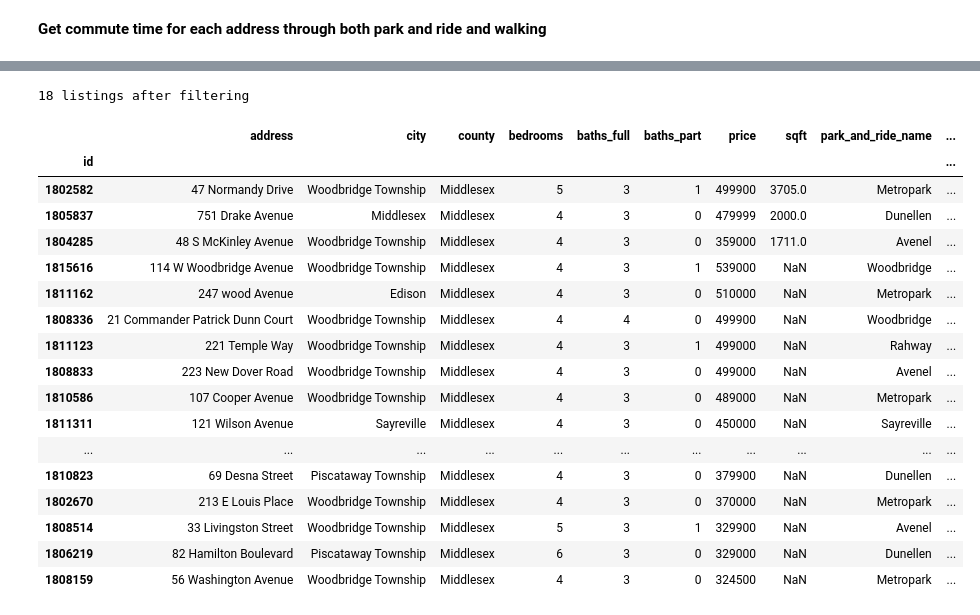
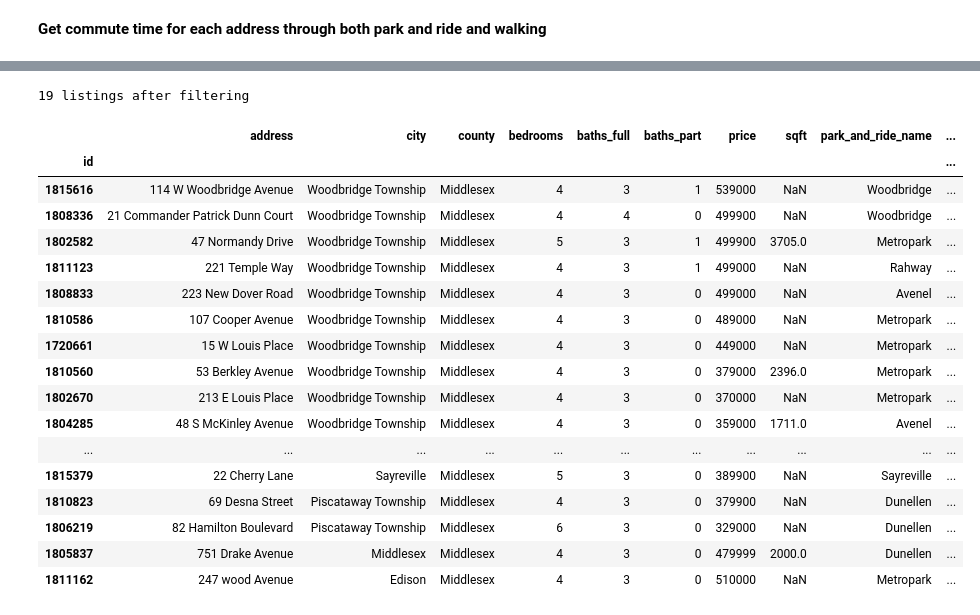
Before and after one commit to AlJohri/nj-house-search, a Jupyter notebook: cjmls.ipynb, the cells around one changed output, grey strips where cells are left out. Drawn from its saved outputs; the diff is of its cells as text; code cells hidden in the pictures.

```diff
--- a/cjmls.ipynb
+++ b/cjmls.ipynb
@@ -19,7 +19,7 @@ def preview_cjmls_df(mydf, save=False):
                'park_and_ride_name',
                'park_and_ride_duration_text', 'park_and_ride_type', 'park_and_ride_distance',
                'park_and_ride_bus_name', 'park_and_ride_bus_distance',
-               'barnabas_duration_text', 'lat', 'lng',]
+               'barnabas_duration_text', 'nyc_duration_text', 'lat', 'lng',]
     if save:
         mydf[columns].to_csv('cjmls.csv')
     display(HTML(
@@ -98,36 +98,36 @@ If you're reading this message in another frontend (for example, a static render
 # %%
 df = pd.DataFrame(listings)
 df.set_index('id', inplace=True)
 df = df[
     (~df.city.isin(blacklist_cities)) &
     (df.barnabas_duration < HALF_HOUR + TEN_MINUTES) &
     (df.park_and_ride_duration1 < TEN_MINUTES) &
     (df.park_and_ride_duration < ONE_HOUR + TEN_MINUTES) &
     (df.price > MIN_PRICE)
 ]
-df = df.sort_values(by=['sqft'], ascending=[False])
+df = df.sort_values(by=['city', 'price'], ascending=[False, False])
 print(len(df), "listings after filtering")
 preview_cjmls_df(df)
 # %% [output]
-18 listings after filtering
+19 listings after filtering
 |  | address | city | county | bedrooms | baths_full | baths_part | price | sqft | park_and_ride_name | ... |
 | id |  |  |  |  |  |  |  |  |  | ... |
+| 1815616 | 114 W Woodbridge Avenue | Woodbridge Township | Middlesex | 4 | 3 | 1 | 539000 | NaN | Woodbridge | ... |
+| 1808336 | 21 Commander Patrick Dunn Court | Woodbridge Township | Middlesex | 4 | 4 | 0 | 499900 | NaN | Woodbridge | ... |
 | 1802582 | 47 Normandy Drive | Woodbridge Township | Middlesex | 5 | 3 | 1 | 499900 | 3705.0 | Metropark | ... |
-| 1805837 | 751 Drake Avenue | Middlesex | Middlesex | 4 | 3 | 0 | 479999 | 2000.0 | Dunellen | ... |
-| 1804285 | 48 S McKinley Avenue | Woodbridge Township | Middlesex | 4 | 3 | 0 | 359000 | 1711.0 | Avenel | ... |
-| 1815616 | 114 W Woodbridge Avenue | Woodbridge Township | Middlesex | 4 | 3 | 1 | 539000 | NaN | Woodbridge | ... |
-| 1811162 | 247 wood Avenue | Edison | Middlesex | 4 | 3 | 0 | 510000 | NaN | Metropark | ... |
-| 1808336 | 21 Commander Patrick Dunn Court | Woodbridge Township | Middlesex | 4 | 4 | 0 | 499900 | NaN | Woodbridge | ... |
 | 1811123 | 221 Temple Way | Woodbridge Township | Middlesex | 4 | 3 | 1 | 499000 | NaN | Rahway | ... |
 | 1808833 | 223 New Dover Road | Woodbridge Township | Middlesex | 4 | 3 | 0 | 499000 | NaN | Avenel | ... |
 | 1810586 | 107 Cooper Avenue | Woodbridge Township | Middlesex | 4 | 3 | 0 | 489000 | NaN | Metropark | ... |
-| 1811311 | 121 Wilson Avenue | Sayreville | Middlesex | 4 | 3 | 0 | 450000 | NaN | Sayreville | ... |
+| 1720661 | 15 W Louis Place | Woodbridge Township | Middlesex | 4 | 3 | 0 | 449000 | NaN | Metropark | ... |
+| 1810560 | 53 Berkley Avenue | Woodbridge Township | Middlesex | 4 | 3 | 0 | 379000 | 2396.0 | Metropark | ... |
+| 1802670 | 213 E Louis Place | Woodbridge Township | Middlesex | 4 | 3 | 0 | 370000 | NaN | Metropark | ... |
+| 1804285 | 48 S McKinley Avenue | Woodbridge Township | Middlesex | 4 | 3 | 0 | 359000 | 1711.0 | Avenel | ... |
 | ... | ... | ... | ... | ... | ... | ... | ... | ... | ... | ... |
+| 1815379 | 22 Cherry Lane | Sayreville | Middlesex | 5 | 3 | 0 | 389900 | NaN | Sayreville | ... |
 | 1810823 | 69 Desna Street | Piscataway Township | Middlesex | 4 | 3 | 0 | 379900 | NaN | Dunellen | ... |
-| 1802670 | 213 E Louis Place | Woodbridge Township | Middlesex | 4 | 3 | 0 | 370000 | NaN | Metropark | ... |
-| 1808514 | 33 Livingston Street | Woodbridge Township | Middlesex | 5 | 3 | 1 | 329900 | NaN | Avenel | ... |
 | 1806219 | 82 Hamilton Boulevard | Piscataway Township | Middlesex | 6 | 3 | 0 | 329000 | NaN | Dunellen | ... |
-| 1808159 | 56 Washington Avenue | Woodbridge Township | Middlesex | 4 | 3 | 0 | 324500 | NaN | Metropark | ... |
+| 1805837 | 751 Drake Avenue | Middlesex | Middlesex | 4 | 3 | 0 | 479999 | 2000.0 | Dunellen | ... |
+| 1811162 | 247 wood Avenue | Edison | Middlesex | 4 | 3 | 0 | 510000 | NaN | Metropark | ... |
 # %%
 import folium
 
```
Also changed, not shown: parts of 2 cells of this notebook, 9 other files.
